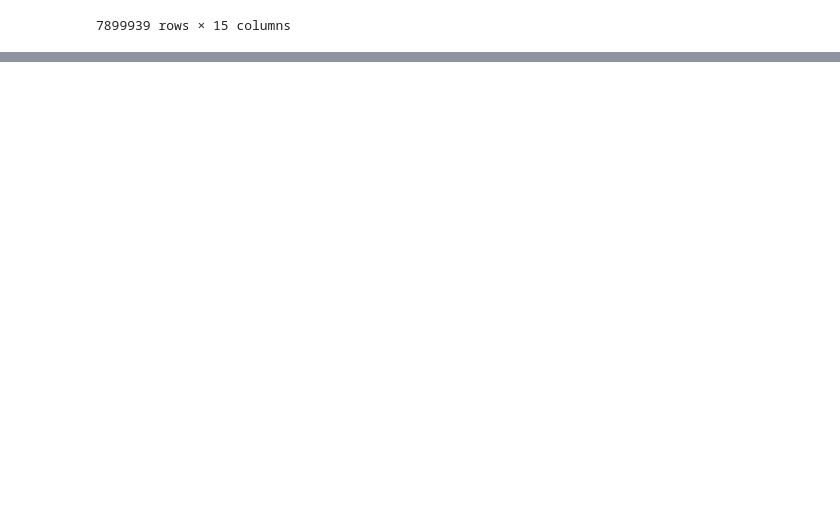
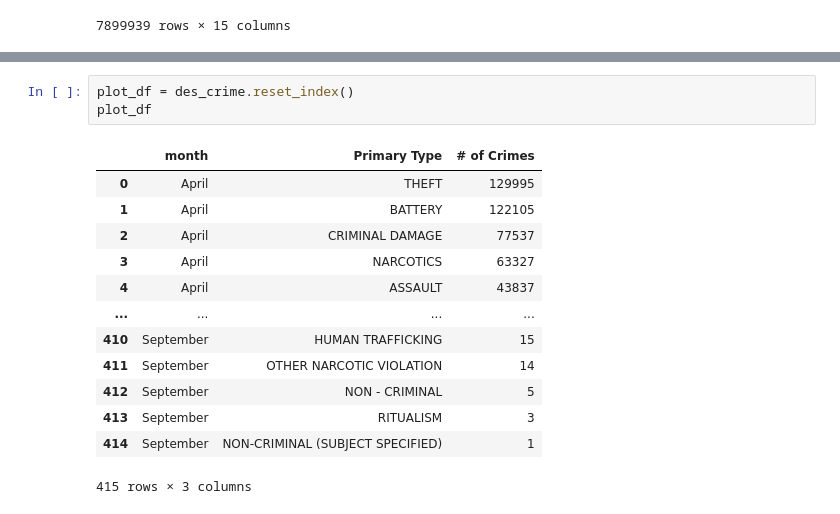
Before and after one commit to valmazan/Project-4---Part-1, a Jupyter notebook: Project 4 - Part 1.ipynb, the cells around one changed output, grey strips where cells are left out. Drawn from its saved outputs; the diff is of its cells as text; blank space fills up the shorter version.

```diff
--- a/Project 4 - Part 1.ipynb
+++ b/Project 4 - Part 1.ipynb
@@ -503,0 +594,17 @@ NameError: name 'crime_df' is not defined
+# %%
+plot_df = des_crime.reset_index()
+plot_df
+# %% [output]
+|  | month | Primary Type | # of Crimes |
+| 0 | April | THEFT | 129995 |
+| 1 | April | BATTERY | 122105 |
+| 2 | April | CRIMINAL DAMAGE | 77537 |
+| 3 | April | NARCOTICS | 63327 |
+| 4 | April | ASSAULT | 43837 |
+| ... | ... | ... | ... |
+| 410 | September | HUMAN TRAFFICKING | 15 |
+| 411 | September | OTHER NARCOTIC VIOLATION | 14 |
+| 412 | September | NON - CRIMINAL | 5 |
+| 413 | September | RITUALISM | 3 |
+| 414 | September | NON-CRIMINAL (SUBJECT SPECIFIED) | 1 |
+415 rows × 3 columns
```
Also changed, not shown: parts of 14 cells of this notebook.
